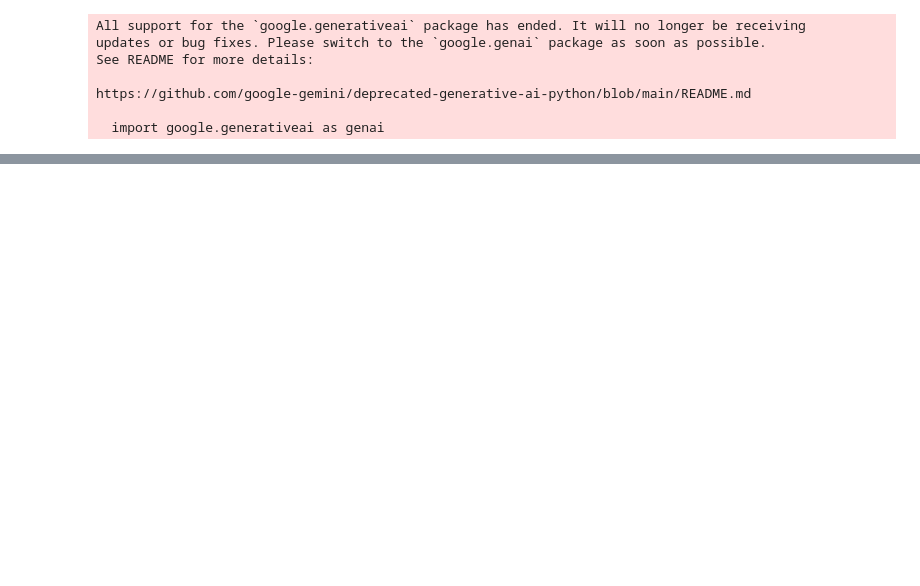
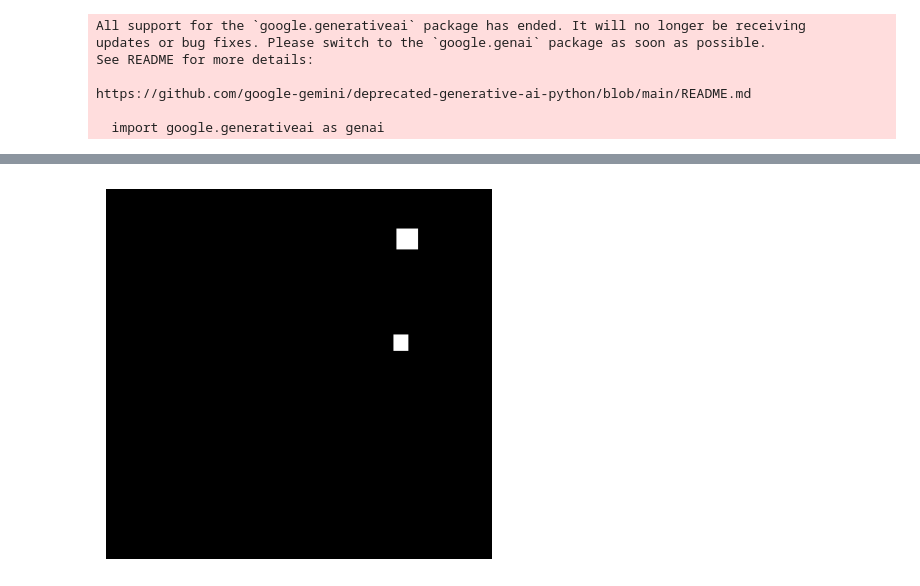
Before and after one commit to ViciousDove19/Breast_Cancer_Ultrasound_Project_AIIMS, a Jupyter notebook: models/ALN_classification.ipynb, the cells around one changed output, grey strips where cells are left out. Saved outputs shown, nothing was run; the diff lists cells and outputs as text; code cells hidden in the pictures; blank space fills up the shorter version.

```diff
--- a/models/ALN_classification.ipynb
+++ b/models/ALN_classification.ipynb
@@ -22,0 +91,2 @@ Error in detection: 403 Your API key was reported as leaked. Please use another
+# %%
+mask_img = create_rect_mask(img_path)
@@ -22,0 +101,4 @@ Error in detection: 403 Your API key was reported as leaked. Please use another
+# %%
+imdisp(mask_img)
+# %% [output]
+[figure, added]
```
Also changed, not shown: parts of 10 cells of this notebook, 3 other files.
